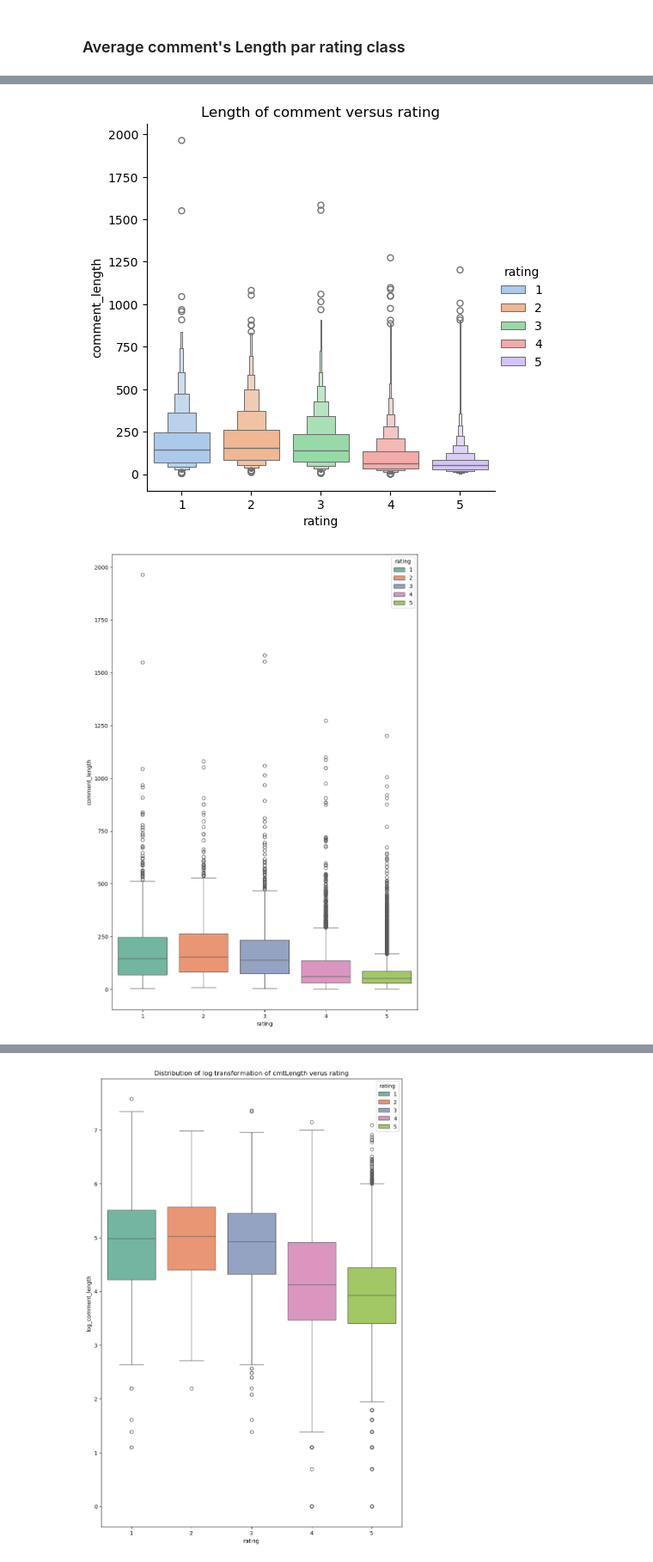
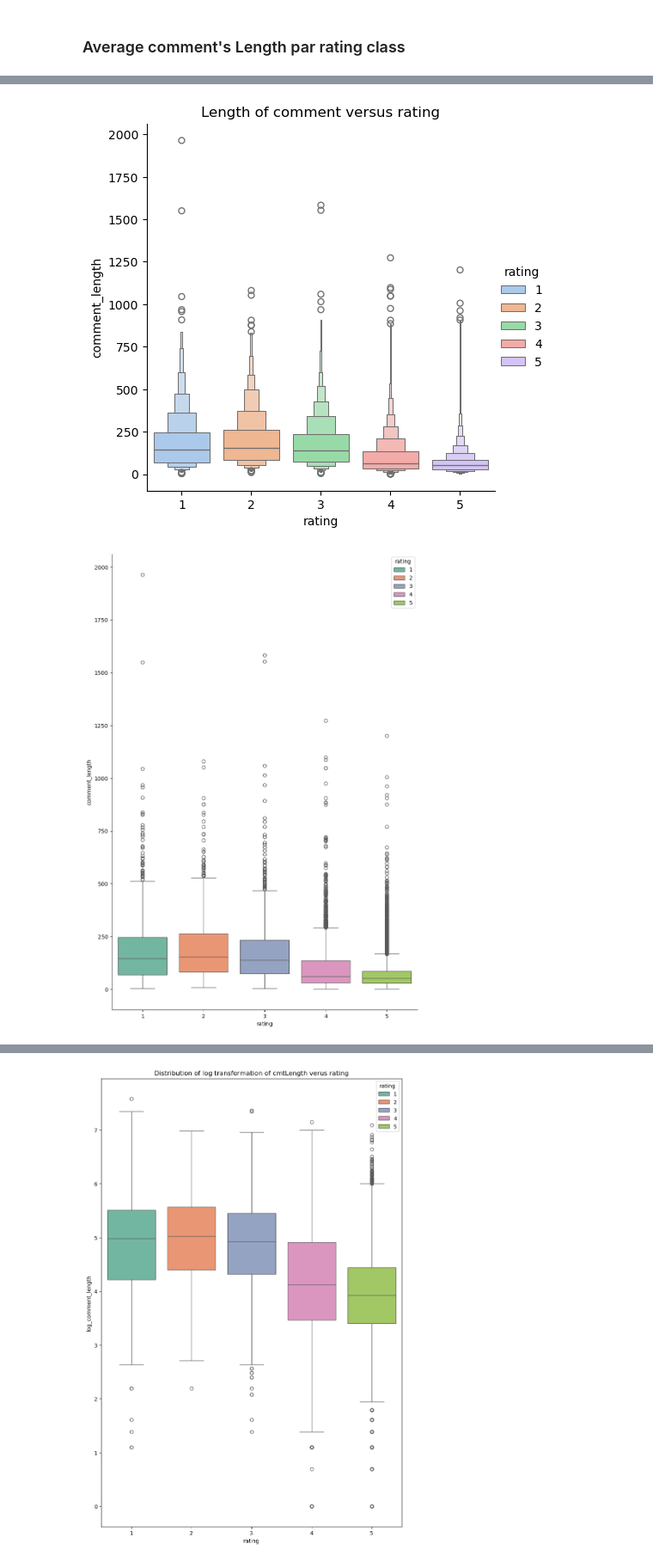
Before and after one commit to PMDOUGLAS23/Customer-Reviews-Analysis, a Jupyter notebook: notebooks/1_eda_dataviz/eda_dviz_redoute_v0.3.ipynb, the cells around one changed output, grey strips where cells are left out. Shown at 86% size. Drawn from its saved outputs; the diff is of its cells as text; code cells hidden in the pictures.

```diff
--- a/notebooks/1_eda_dataviz/eda_dviz_redoute_v0.3.ipynb
+++ b/notebooks/1_eda_dataviz/eda_dviz_redoute_v0.3.ipynb
@@ -321,12 +326,14 @@ The average length of comment decrease when the rating increase.
 # %%
 sns.catplot(data=df, x="rating", y="comment_length", hue = "rating", kind = "boxen", palette = "pastel")
 plt.title("Length of comment versus rating")
+sns.despine()
 plt.show()
 
 plt.figure(figsize=(10,15))
 sns.boxplot(data=df, x = "rating", y="comment_length", hue="rating", palette = "Set2")
+sns.despine()
 plt.show()
 # %% [output]
 [figure]
-[figure, old version]
+[figure, new version]
 # %% [markdown]
```
Also changed, not shown: parts of 35 cells of this notebook.
